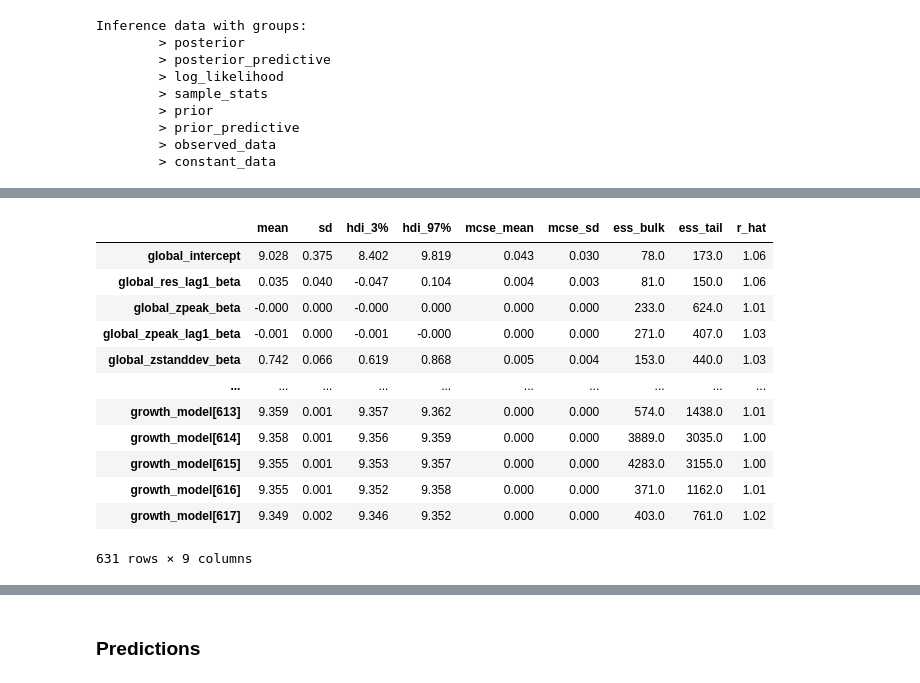
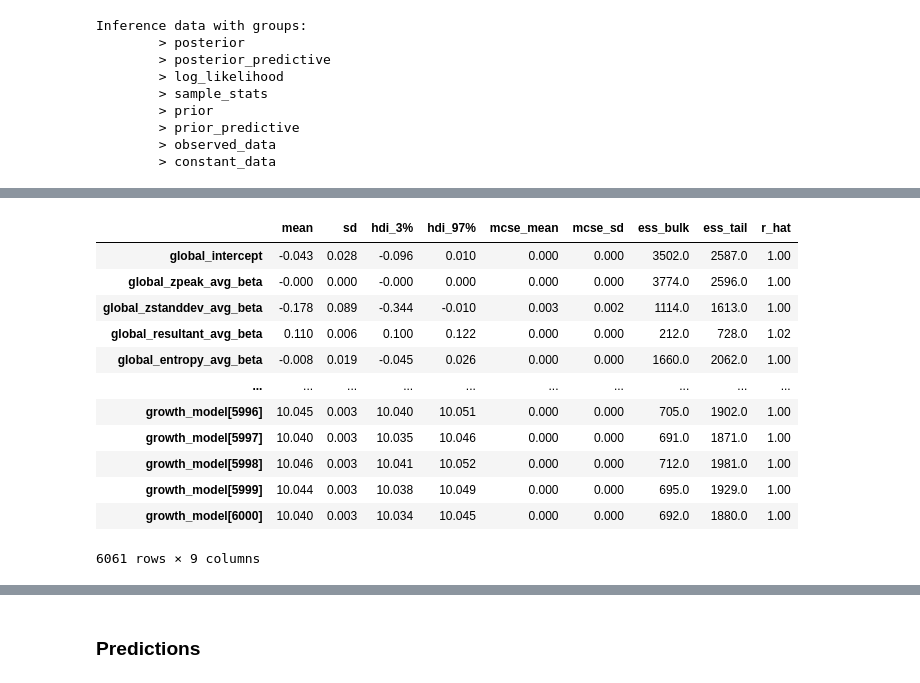
Before and after one commit to andleb/STATS608Final, a Jupyter notebook: ar_change_model.ipynb, the cells around one changed output, grey strips where cells are left out. Saved outputs shown, nothing was run; the diff lists cells and outputs as text; code cells hidden in the pictures.

```diff
--- a/ar_change_model.ipynb
+++ b/ar_change_model.ipynb
@@ -61,4 +59,10 @@ user_id = 1610
 # %%
-features = pd.read_parquet('data/features.parquet')
+avg_peak = pd.read_parquet('data/static_features/avg_and_peak.parquet')
+entropy = pd.read_parquet('data/static_features/entropies.parquet')
+total_min = pd.read_parquet('data/static_features/total_min.parquet')
+total_min_det = pd.read_parquet('data/static_features/total_min_detailed.parquet')
 # %%
-features
+df_eat = pd.read_parquet("data/preprocessed_data/df_eat.parquet")
+df_act = pd.read_parquet("data/preprocessed_data/df_act.parquet")
+df_eat["ID"] = df_eat.index
+df_act["ID"] = df_act.index
@@ -72,4 +89,2 @@ features
 # %% [markdown]
 ### The target
-# %%
-df_eat = pd.read_parquet("data/df_eat.parquet")
@@ -103,3 +116,16 @@ array(['H', 'I', 'J', 'K', 'L'], dtype=object)
 ## Multivariate A-R Model
 # %% [markdown]
 We can treat the learned characteristics of all the timeseries data observed to-date, as well as the other covariates observed at the same time step, as informative about the structure of the unrealised current state of the predictor.
+# %%
+df_eat_lim = df_eat[["ID", "ACTIVITY", "ZSTANDDEV", "RESULTANT"]]
+df_eat_lim["ZSTANDDEV_lag1"] = df_eat_lim.groupby(["ID", "ACTIVITY"])["ZSTANDDEV"].shift(1)
+df_eat_lim["RESULTANT_lag1"] = df_eat_lim.groupby(["ID", "ACTIVITY"])["RESULTANT"].shift(1)
+df_eat_lim["ZPEAK_avg"] = [avg_peak.loc[("Eat_avg", i), "ZPEAK"] for i in df_eat_lim["ID"]]
+df_eat_lim["ZSTANDDEV_avg"] = [avg_peak.loc[("Eat_avg", i), "ZSTANDDEV"] for i in df_eat_lim["ID"]]
+df_eat_lim["RESULTANT_avg"] = [avg_peak.loc[("Eat_avg", i), "RESULTANT"] for i in df_eat_lim["ID"]]
+df_eat_lim["ENTROPY_avg"] = [entropy.loc[("eat_entr_mean", i), 0] for i in df_eat_lim["ID"]]
+df_eat_lim = df_eat_lim.dropna()
+
+id_indx, unique_ids = pd.factorize(df_eat_lim["ID"])
+act_indx, unique_acts = pd.factorize(df_eat_lim["ACTIVITY"])
+coords = {"ids": unique_ids, "acts": unique_acts, "obs": range(len(df_eat_lim["RESULTANT"]))}
@@ -206,16 +239,16 @@ az.plot_trace(idata_m2, figsize=(10, 6), kind="rank_vlines");
 # %%
-az.summary(idata_m2)
+az.summary(idata_model)
 # %% [output]
 |  | mean | sd | hdi_3% | hdi_97% | mcse_mean | mcse_sd | ess_bulk | ess_tail | r_hat |
-| global_intercept | 9.028 | 0.375 | 8.402 | 9.819 | 0.043 | 0.030 | 78.0 | 173.0 | 1.06 |
-| global_res_lag1_beta | 0.035 | 0.040 | -0.047 | 0.104 | 0.004 | 0.003 | 81.0 | 150.0 | 1.06 |
-| global_zpeak_beta | -0.000 | 0.000 | -0.000 | 0.000 | 0.000 | 0.000 | 233.0 | 624.0 | 1.01 |
-| global_zpeak_lag1_beta | -0.001 | 0.000 | -0.001 | -0.000 | 0.000 | 0.000 | 271.0 | 407.0 | 1.03 |
-| global_zstanddev_beta | 0.742 | 0.066 | 0.619 | 0.868 | 0.005 | 0.004 | 153.0 | 440.0 | 1.03 |
+| global_intercept | -0.043 | 0.028 | -0.096 | 0.010 | 0.000 | 0.000 | 3502.0 | 2587.0 | 1.00 |
+| global_zpeak_avg_beta | -0.000 | 0.000 | -0.000 | 0.000 | 0.000 | 0.000 | 3774.0 | 2596.0 | 1.00 |
+| global_zstanddev_avg_beta | -0.178 | 0.089 | -0.344 | -0.010 | 0.003 | 0.002 | 1114.0 | 1613.0 | 1.00 |
+| global_resultant_avg_beta | 0.110 | 0.006 | 0.100 | 0.122 | 0.000 | 0.000 | 212.0 | 728.0 | 1.02 |
+| global_entropy_avg_beta | -0.008 | 0.019 | -0.045 | 0.026 | 0.000 | 0.000 | 1660.0 | 2062.0 | 1.00 |
 | ... | ... | ... | ... | ... | ... | ... | ... | ... | ... |
-| growth_model[613] | 9.359 | 0.001 | 9.357 | 9.362 | 0.000 | 0.000 | 574.0 | 1438.0 | 1.01 |
-| growth_model[614] | 9.358 | 0.001 | 9.356 | 9.359 | 0.000 | 0.000 | 3889.0 | 3035.0 | 1.00 |
-| growth_model[615] | 9.355 | 0.001 | 9.353 | 9.357 | 0.000 | 0.000 | 4283.0 | 3155.0 | 1.00 |
-| growth_model[616] | 9.355 | 0.001 | 9.352 | 9.358 | 0.000 | 0.000 | 371.0 | 1162.0 | 1.01 |
-| growth_model[617] | 9.349 | 0.002 | 9.346 | 9.352 | 0.000 | 0.000 | 403.0 | 761.0 | 1.02 |
+| growth_model[5996] | 10.045 | 0.003 | 10.040 | 10.051 | 0.000 | 0.000 | 705.0 | 1902.0 | 1.00 |
+| growth_model[5997] | 10.040 | 0.003 | 10.035 | 10.046 | 0.000 | 0.000 | 691.0 | 1871.0 | 1.00 |
+| growth_model[5998] | 10.046 | 0.003 | 10.041 | 10.052 | 0.000 | 0.000 | 712.0 | 1981.0 | 1.00 |
+| growth_model[5999] | 10.044 | 0.003 | 10.038 | 10.049 | 0.000 | 0.000 | 695.0 | 1929.0 | 1.00 |
+| growth_model[6000] | 10.040 | 0.003 | 10.034 | 10.045 | 0.000 | 0.000 | 692.0 | 1880.0 | 1.00 |
-631 rows × 9 columns
+6061 rows × 9 columns
```
Also changed, not shown: parts of 16 cells of this notebook.
